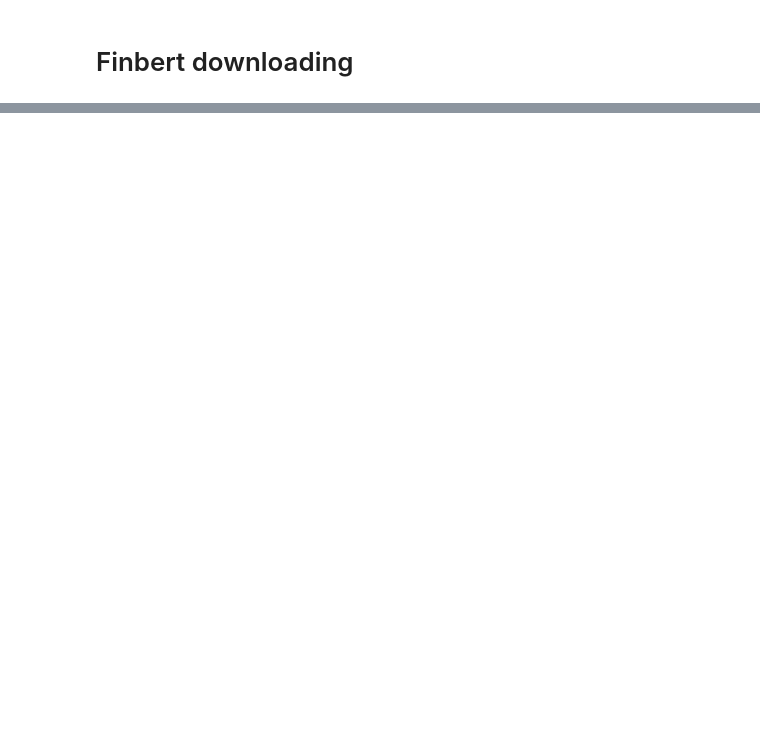
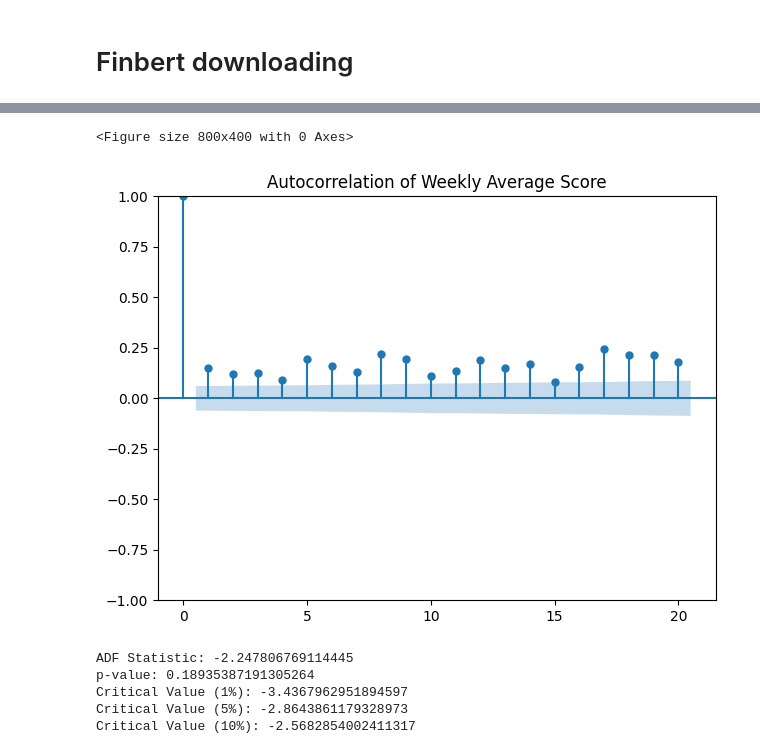
Before and after one commit to amjn480/project_ml_pm_vautrin_jean, a Jupyter notebook: main.ipynb, the cells around one changed output, grey strips where cells are left out. Saved outputs shown, nothing was run; the diff lists cells and outputs as text; code cells hidden in the pictures; blank space fills up the shorter version.

```diff
--- a/main.ipynb
+++ b/main.ipynb
@@ -882,3 +1018,37 @@ weekly_avg.head(20)
+# %%
+from statsmodels.graphics.tsaplots import plot_acf
+# Drop NaN weeks
+weekly_avg_clean = weekly_avg.dropna(subset=[name_score])
+
+# Plot the ACF
+plt.figure(figsize=(8, 4))
+plot_acf(weekly_avg_clean[name_score], lags=20)
+plt.title("Autocorrelation of Weekly Average Score")
+plt.tight_layout()
+plt.show()
+# %% [output]
+<Figure size 800x400 with 0 Axes>
+[figure, added]
+# %%
+from statsmodels.tsa.stattools import adfuller
+
+# Drop NaN values just in case
+weekly_avg_clean = weekly_avg.dropna(subset=[name_score])
+
+# Run Augmented Dickey-Fuller test
+result = adfuller(weekly_avg_clean[name_score], regression='c')
+
+# Extract results
+print("ADF Statistic:", result[0])
+print("p-value:", result[1])
+for key, value in result[4].items():
+    print(f"Critical Value ({key}): {value}")
+# %% [output]
+ADF Statistic: -2.247806769114445
+p-value: 0.18935387191305264
+Critical Value (1%): -3.4367962951894597
+Critical Value (5%): -2.8643861179328973
+Critical Value (10%): -2.5682854002411317
 # %%
 def plot_article_stats(article_df, freq="W", name_score="score_as_article"):
     """
```
Also changed, not shown: parts of 12 cells of this notebook.
